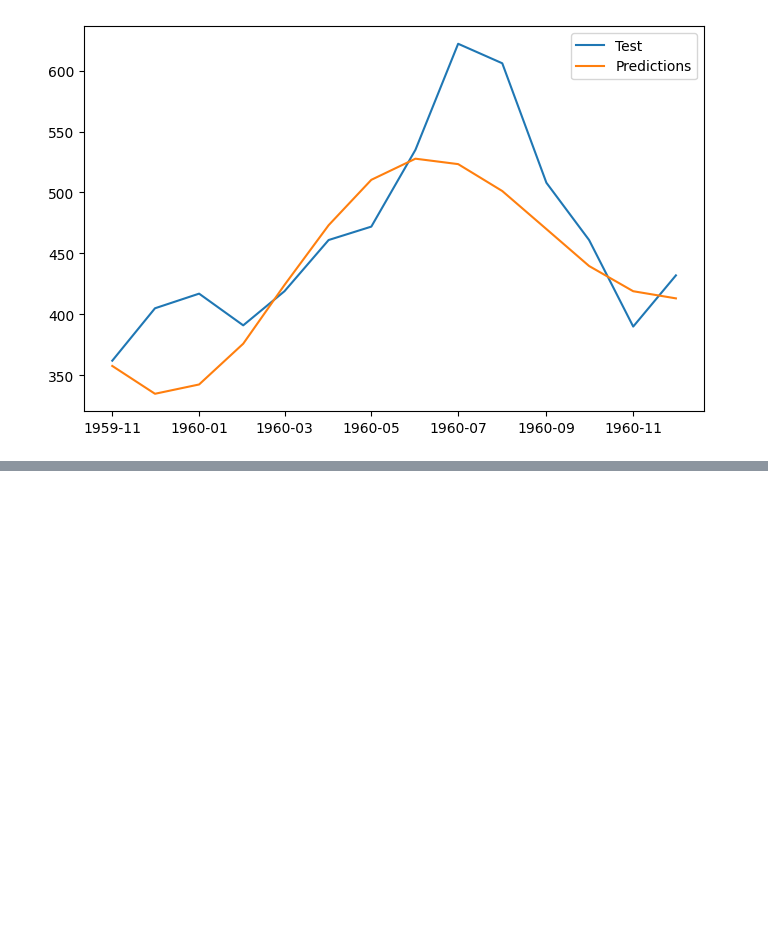
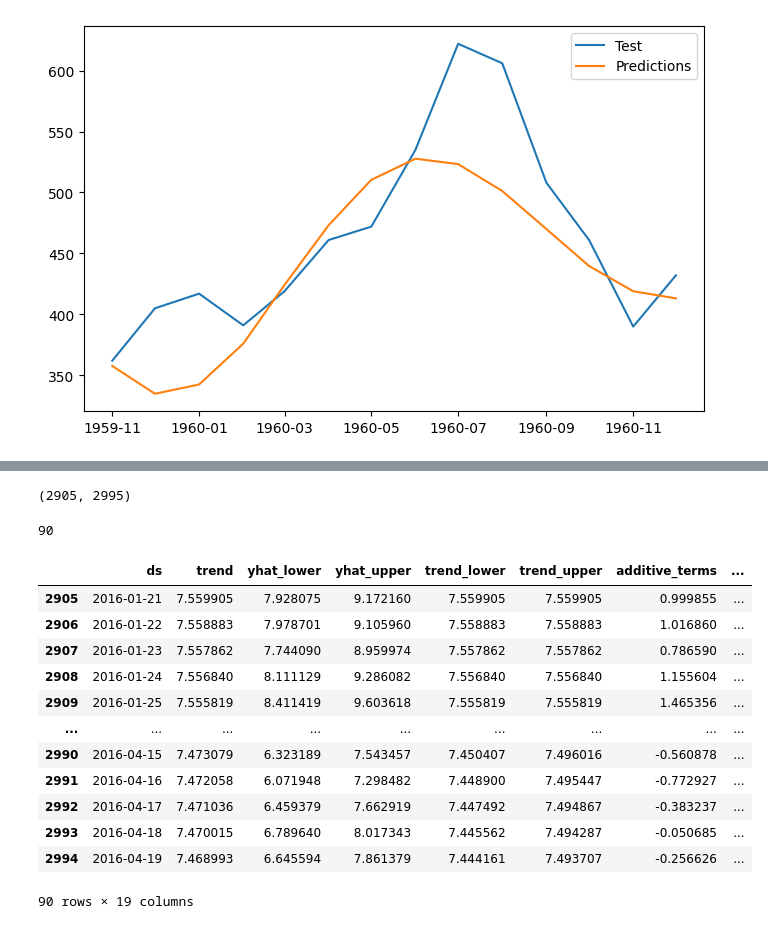
Before and after one commit to WallaceSantana79/CursoMachineLearning, a Jupyter notebook: Série_Temporal.ipynb, the cells around one changed output, grey strips where cells are left out. Saved outputs shown, nothing was run; the diff lists cells and outputs as text; code cells hidden in the pictures; blank space fills up the shorter version.

```diff
--- a/Série_Temporal.ipynb
+++ b/Série_Temporal.ipynb
@@ -306,0 +429,24 @@ plt.legend();
+# %%
+len(dataset), len(forecast)
+# %% [output]
+(2905, 2995)
+# %%
+len(forecast) - len(dataset)
+# %% [output]
+90
+# %%
+forecast.tail(90)
+# %% [output]
+|  | ds | trend | yhat_lower | yhat_upper | trend_lower | trend_upper | additive_terms | ... |
+| 2905 | 2016-01-21 | 7.559905 | 7.928075 | 9.172160 | 7.559905 | 7.559905 | 0.999855 | ... |
+| 2906 | 2016-01-22 | 7.558883 | 7.978701 | 9.105960 | 7.558883 | 7.558883 | 1.016860 | ... |
+| 2907 | 2016-01-23 | 7.557862 | 7.744090 | 8.959974 | 7.557862 | 7.557862 | 0.786590 | ... |
+| 2908 | 2016-01-24 | 7.556840 | 8.111129 | 9.286082 | 7.556840 | 7.556840 | 1.155604 | ... |
+| 2909 | 2016-01-25 | 7.555819 | 8.411419 | 9.603618 | 7.555819 | 7.555819 | 1.465356 | ... |
+| ... | ... | ... | ... | ... | ... | ... | ... | ... |
+| 2990 | 2016-04-15 | 7.473079 | 6.323189 | 7.543457 | 7.450407 | 7.496016 | -0.560878 | ... |
+| 2991 | 2016-04-16 | 7.472058 | 6.071948 | 7.298482 | 7.448900 | 7.495447 | -0.772927 | ... |
+| 2992 | 2016-04-17 | 7.471036 | 6.459379 | 7.662919 | 7.447492 | 7.494867 | -0.383237 | ... |
+| 2993 | 2016-04-18 | 7.470015 | 6.789640 | 8.017343 | 7.445562 | 7.494287 | -0.050685 | ... |
+| 2994 | 2016-04-19 | 7.468993 | 6.645594 | 7.861379 | 7.444161 | 7.493707 | -0.256626 | ... |
+90 rows × 19 columns
```
Also changed, not shown: parts of 15 cells of this notebook.
